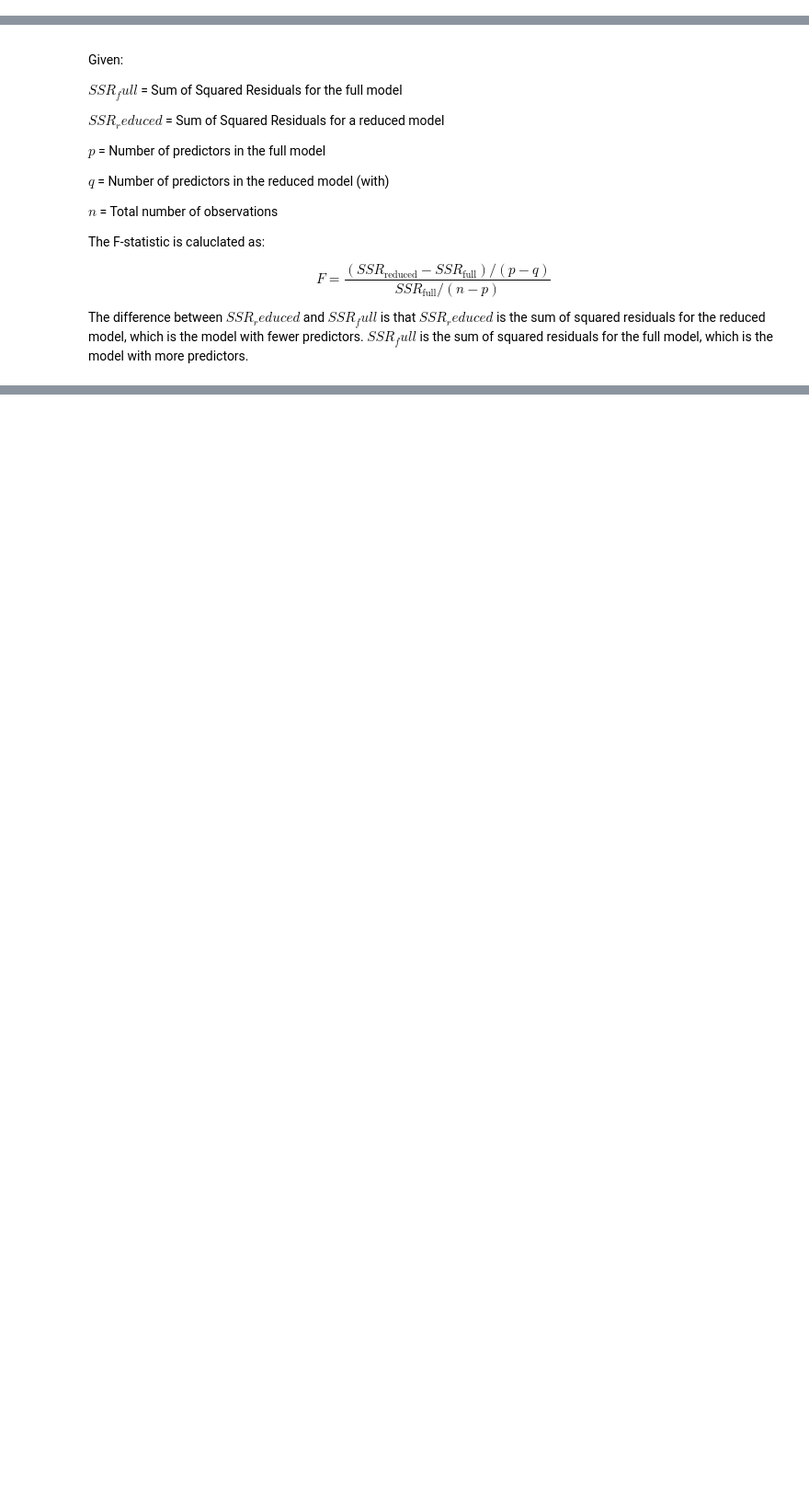
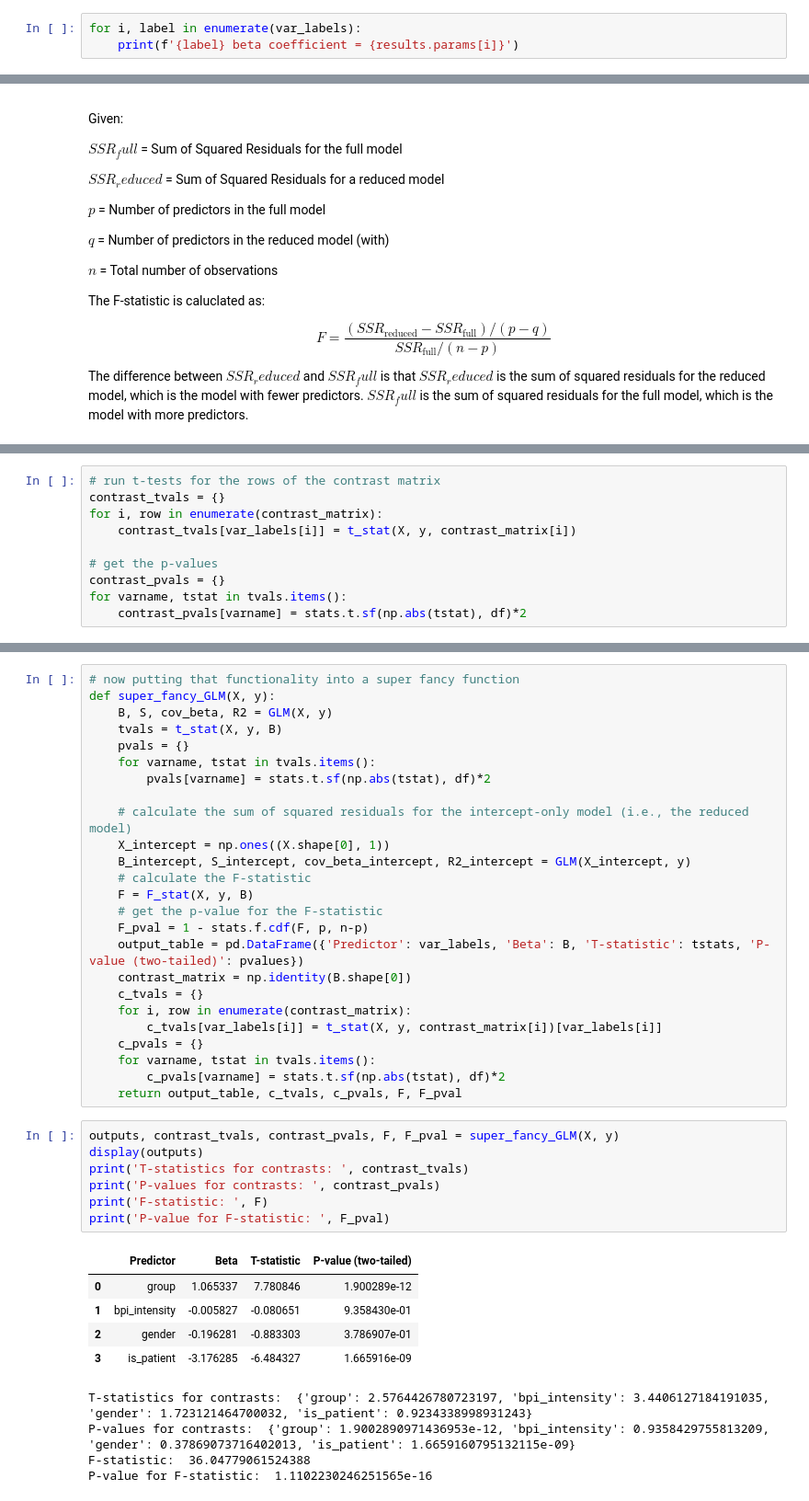
Before and after one commit to LandryBulls/comp_foundations, a Jupyter notebook: week3/hw4_glm_extend_landry.ipynb, the cells around one changed output, grey strips where cells are left out. Shown: that part at 92% size. Drawn from its saved outputs; the diff is of its cells as text; blank space fills up the shorter version.

```diff
--- a/week3/hw4_glm_extend_landry.ipynb
+++ b/week3/hw4_glm_extend_landry.ipynb
@@ -158,0 +160,3 @@ strong multicollinearity or other numerical problems.
+# %%
+for i, label in enumerate(var_labels):
+    print(f'{label} beta coefficient = {results.params[i]}')
@@ -304,0 +360,10 @@ pval_F = stats.f.sf(F, 1, 1)
+# %%
+# run t-tests for the rows of the contrast matrix
+contrast_tvals = {}
+for i, row in enumerate(contrast_matrix):
+    contrast_tvals[var_labels[i]] = t_stat(X, y, contrast_matrix[i])
+
+# get the p-values
+contrast_pvals = {}
+for varname, tstat in tvals.items():
+    contrast_pvals[varname] = stats.t.sf(np.abs(tstat), df)*2
@@ -304,0 +381,42 @@ pval_F = stats.f.sf(F, 1, 1)
+# %%
+# now putting that functionality into a super fancy function
+def super_fancy_GLM(X, y):
+    B, S, cov_beta, R2 = GLM(X, y)
+    tvals = t_stat(X, y, B)
+    pvals = {}
+    for varname, tstat in tvals.items():
+        pvals[varname] = stats.t.sf(np.abs(tstat), df)*2
+
+    # calculate the sum of squared residuals for the intercept-only model (i.e., the reduced model)
+    X_intercept = np.ones((X.shape[0], 1))
+    B_intercept, S_intercept, cov_beta_intercept, R2_intercept = GLM(X_intercept, y)
+    # calculate the F-statistic
+    F = F_stat(X, y, B)
+    # get the p-value for the F-statistic
+    F_pval = 1 - stats.f.cdf(F, p, n-p)
+    output_table = pd.DataFrame({'Predictor': var_labels, 'Beta': B, 'T-statistic': tstats, 'P-value (two-tailed)': pvalues})
+    contrast_matrix = np.identity(B.shape[0])
+    c_tvals = {}
+    for i, row in enumerate(contrast_matrix):
+        c_tvals[var_labels[i]] = t_stat(X, y, contrast_matrix[i])[var_labels[i]]
+    c_pvals = {}
+    for varname, tstat in tvals.items():
+        c_pvals[varname] = stats.t.sf(np.abs(tstat), df)*2
+    return output_table, c_tvals, c_pvals, F, F_pval
+# %%
+outputs, contrast_tvals, contrast_pvals, F, F_pval = super_fancy_GLM(X, y)
+display(outputs)
+print('T-statistics for contrasts: ', contrast_tvals)
+print('P-values for contrasts: ', contrast_pvals)
+print('F-statistic: ', F)
+print('P-value for F-statistic: ', F_pval)
+# %% [output]
+|  | Predictor | Beta | T-statistic | P-value (two-tailed) |
+| 0 | group | 1.065337 | 7.780846 | 1.900289e-12 |
+| 1 | bpi_intensity | -0.005827 | -0.080651 | 9.358430e-01 |
+| 2 | gender | -0.196281 | -0.883303 | 3.786907e-01 |
+| 3 | is_patient | -3.176285 | -6.484327 | 1.665916e-09 |
+T-statistics for contrasts:  {'group': 2.5764426780723197, 'bpi_intensity': 3.4406127184191035, 'gender': 1.723121464700032, 'is_patient': 0.9234338998931243}
+P-values for contrasts:  {'group': 1.9002890971436953e-12, 'bpi_intensity': 0.9358429755813209, 'gender': 0.37869073716402013, 'is_patient': 1.6659160795132115e-09}
+F-statistic:  36.04779061524388
+P-value for F-statistic:  1.1102230246251565e-16
```
Also changed, not shown: parts of 23 cells of this notebook, 2 other files.
